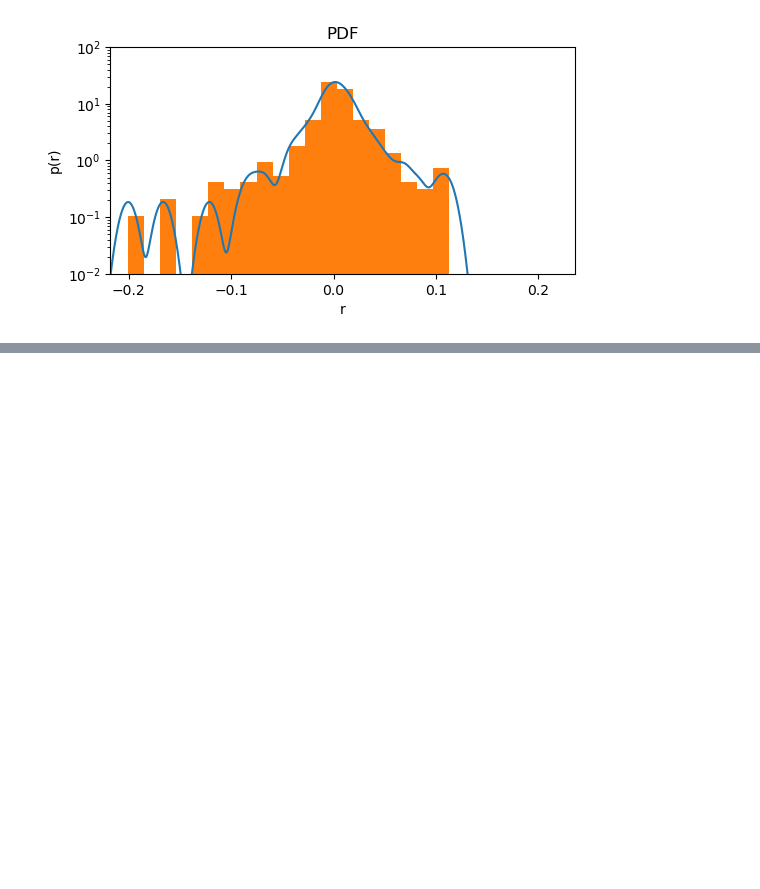
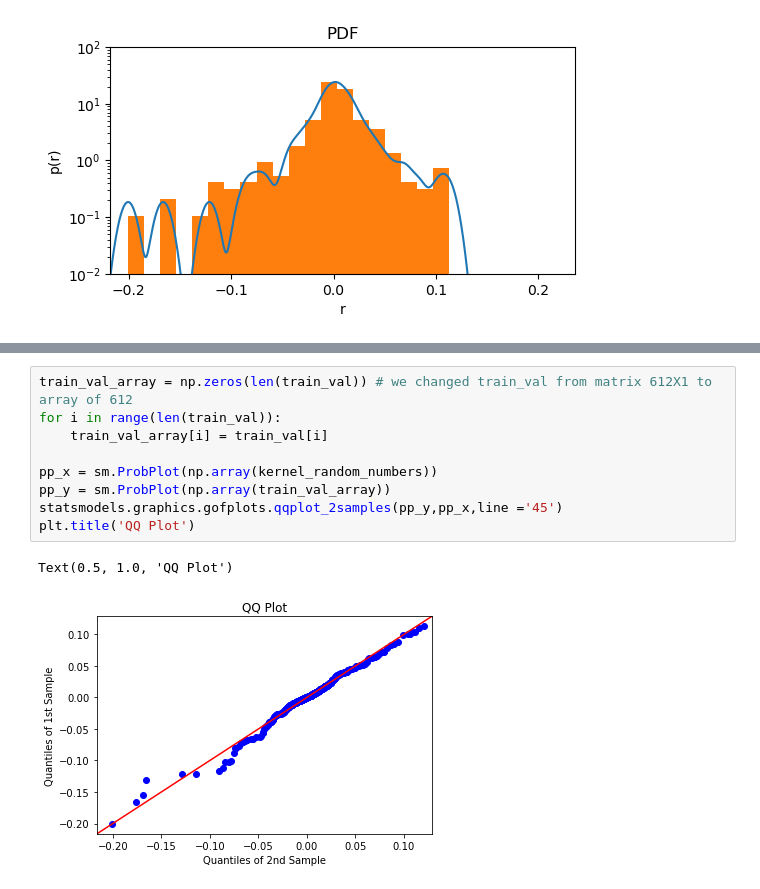
Before and after one commit to Alejandro-Morales/Data-Science-in-Finance, a Jupyter notebook: Kernel_Gaussian.ipynb, the cells around one changed output, grey strips where cells are left out. Drawn from its saved outputs; the diff is of its cells as text; blank space fills up the shorter version.

```diff
--- a/Kernel_Gaussian.ipynb
+++ b/Kernel_Gaussian.ipynb
@@ -157,0 +207,12 @@ Text(0, 0.5, 'C(r)')
+# %%
+train_val_array = np.zeros(len(train_val)) # we changed train_val from matrix 612X1 to array of 612
+for i in range(len(train_val)):
+    train_val_array[i] = train_val[i]
+
+pp_x = sm.ProbPlot(np.array(kernel_random_numbers))
+pp_y = sm.ProbPlot(np.array(train_val_array))
+statsmodels.graphics.gofplots.qqplot_2samples(pp_y,pp_x,line ='45')
+plt.title('QQ Plot')
+# %% [output]
+Text(0.5, 1.0, 'QQ Plot')
+[figure, added]
```
Also changed, not shown: parts of 12 cells of this notebook.
